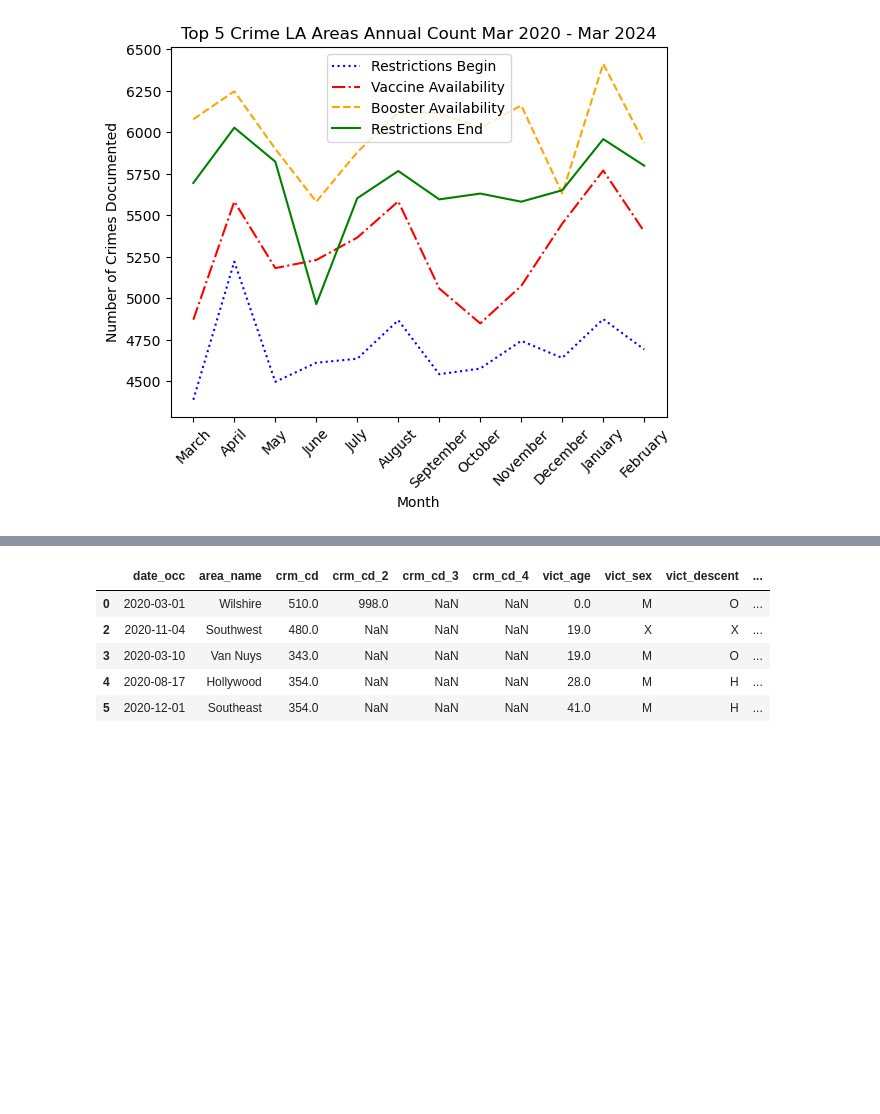
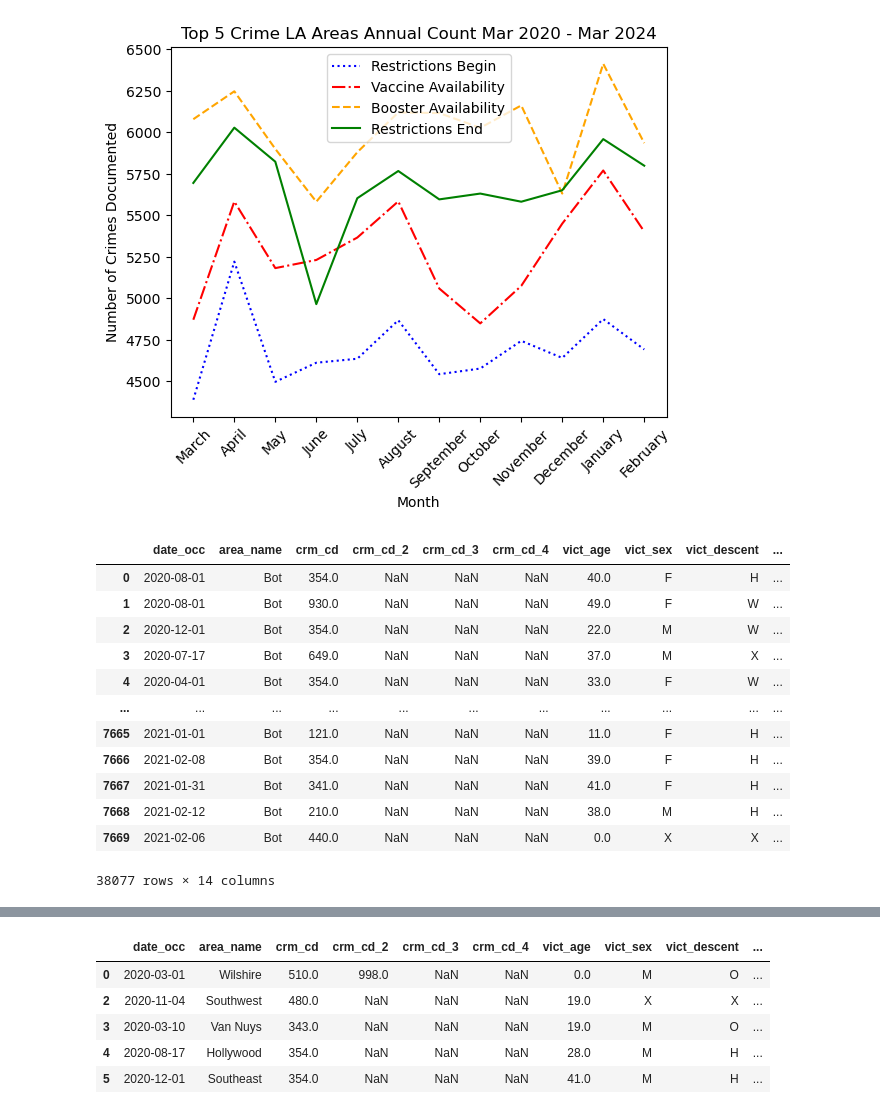
Before and after one commit to wiseorcool/Project-1-Team-4, a Jupyter notebook: 14042024_P1 YS/Project-1-Team-4-Brendan-s-Branch/April 10th Initial Graphs/Working_Refined_ish.ipynb, the cells around one changed output, grey strips where cells are left out. Saved outputs shown, nothing was run; the diff lists cells and outputs as text; code cells hidden in the pictures; blank space fills up the shorter version.

```diff
--- a/14042024_P1 YS/Project-1-Team-4-Brendan-s-Branch/April 10th Initial Graphs/Working_Refined_ish.ipynb
+++ b/14042024_P1 YS/Project-1-Team-4-Brendan-s-Branch/April 10th Initial Graphs/Working_Refined_ish.ipynb
@@ -2302,3 +2302,37 @@ plt.title("Top 5 Crime LA Areas Annual Count Mar 2020 - Mar 2024")
 plt.show()
 # %% [output]
 [figure]
+# %%
+# bot5 2020-2021 loc
+
+foo2021 = clean_2021.loc[(clean_2021["area_name"] == "Foothill")]
+oll2021 = clean_2021.loc[(clean_2021["area_name"] == "Hollenbeck")]
+mis2021 = clean_2021.loc[(clean_2021["area_name"] == "Mission")]
+top2021 = clean_2021.loc[(clean_2021["area_name"] == "Topanga")]
+dev2021 = clean_2021.loc[(clean_2021["area_name"] == "Devonshire")]
+
+foo2021.reset_index(drop=True, inplace=True)
+oll2021.reset_index(drop=True, inplace=True)
+mis2021.reset_index(drop=True, inplace=True)
+top2021.reset_index(drop=True, inplace=True)
+dev2021.reset_index(drop=True, inplace=True)
+
+
+bot2021df = pd.concat([foo2021, oll2021, mis2021, top2021, dev2021], ignore_index=False, axis=0)
+
+bot2021df["area_name"] = "Bot"
+bot2021df
+# %% [output]
+|  | date_occ | area_name | crm_cd | crm_cd_2 | crm_cd_3 | crm_cd_4 | vict_age | vict_sex | vict_descent | ... |
+| 0 | 2020-08-01 | Bot | 354.0 | NaN | NaN | NaN | 40.0 | F | H | ... |
+| 1 | 2020-08-01 | Bot | 930.0 | NaN | NaN | NaN | 49.0 | F | W | ... |
+| 2 | 2020-12-01 | Bot | 354.0 | NaN | NaN | NaN | 22.0 | M | W | ... |
+| 3 | 2020-07-17 | Bot | 649.0 | NaN | NaN | NaN | 37.0 | M | X | ... |
+| 4 | 2020-04-01 | Bot | 354.0 | NaN | NaN | NaN | 33.0 | F | W | ... |
+| ... | ... | ... | ... | ... | ... | ... | ... | ... | ... | ... |
+| 7665 | 2021-01-01 | Bot | 121.0 | NaN | NaN | NaN | 11.0 | F | H | ... |
+| 7666 | 2021-02-08 | Bot | 354.0 | NaN | NaN | NaN | 39.0 | F | H | ... |
+| 7667 | 2021-01-31 | Bot | 341.0 | NaN | NaN | NaN | 41.0 | F | H | ... |
+| 7668 | 2021-02-12 | Bot | 210.0 | NaN | NaN | NaN | 38.0 | M | H | ... |
+| 7669 | 2021-02-06 | Bot | 440.0 | NaN | NaN | NaN | 0.0 | X | X | ... |
+38077 rows × 14 columns
```
Also changed, not shown: parts of 9 cells of this notebook.
